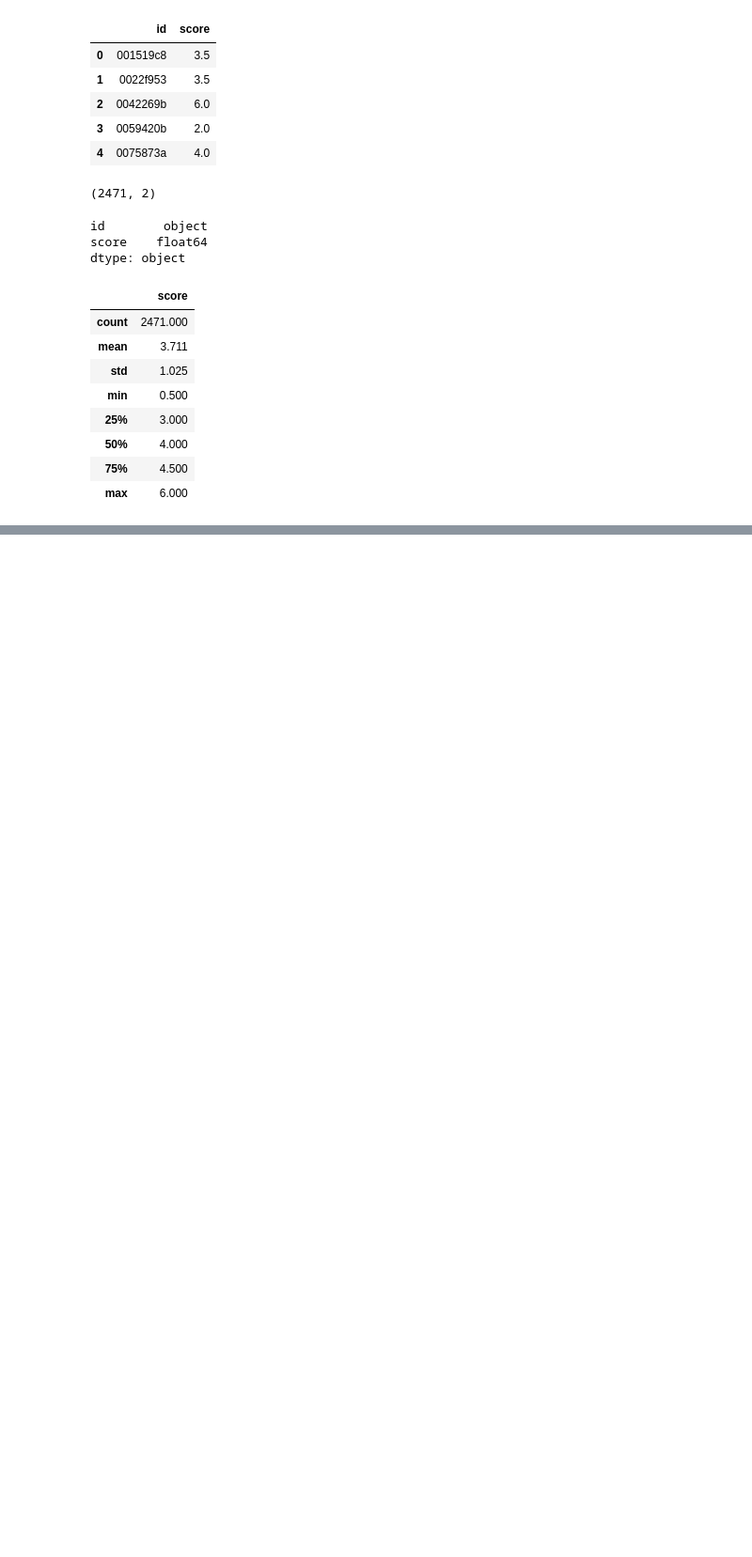
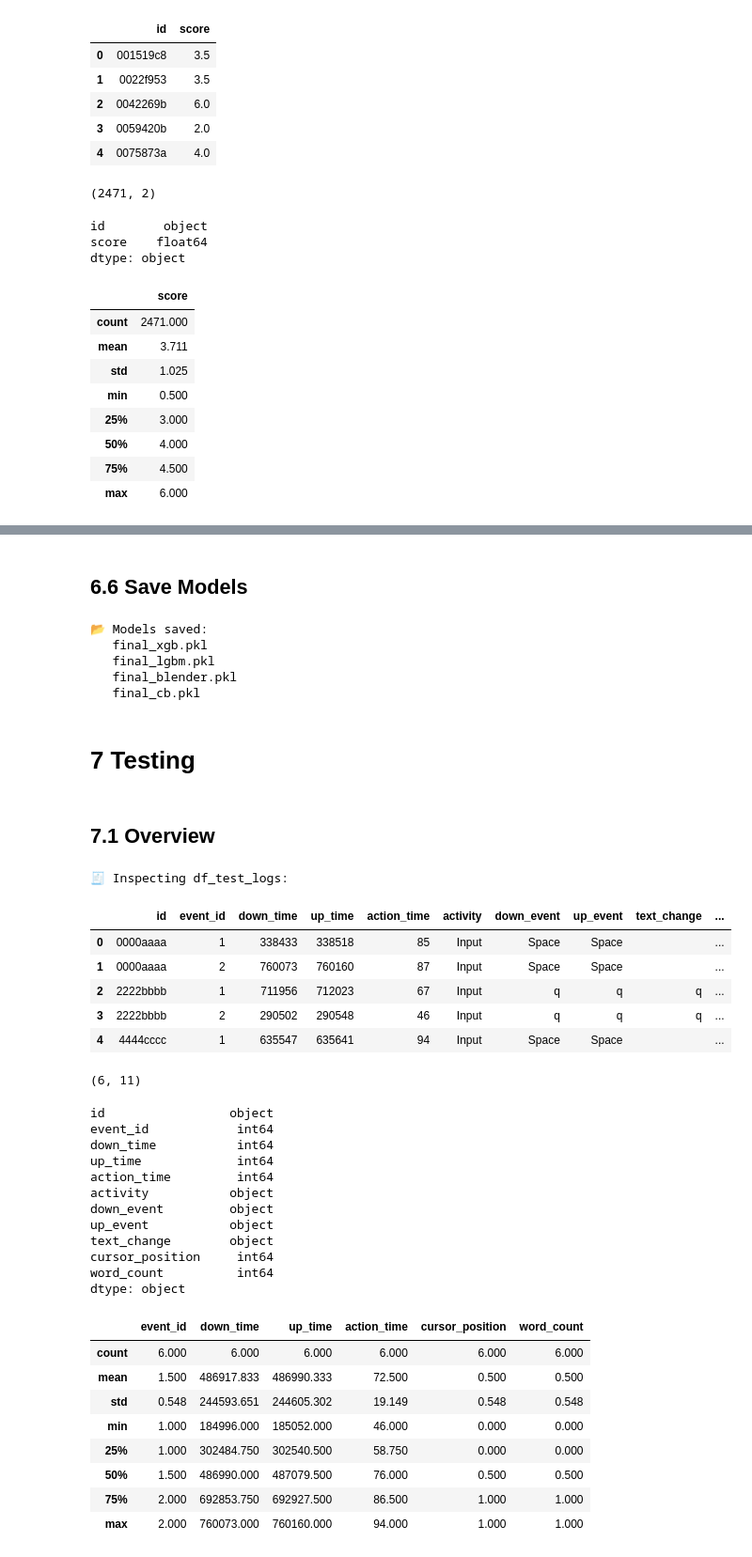
Before and after one commit to 27July/SC4000-Essay-Quality-Prediction, a Jupyter notebook: sc4000-kaggle.ipynb, the cells around one changed output, grey strips where cells are left out. Shown at 94% size. Drawn from its saved outputs; the diff is of its cells as text; code cells hidden in the pictures; blank space fills up the shorter version.

Commit message:
Kaggle Notebook | SC4000_Kaggle | V64, ZH Windows Test

```diff
--- a/sc4000-kaggle.ipynb
+++ b/sc4000-kaggle.ipynb
@@ -2716,0 +2230,56 @@ display(FileLink(str(zip_path)))  # clickable link in the notebook
+# %% [markdown]
+## 6.6 Save Models
+# %%
+import os
+print("📂 Models saved:")
+for f in os.listdir("/kaggle/working"):
+    if f.endswith(".pkl"):
+        print("  ", f)
+# %% [output]
+📂 Models saved:
+   final_xgb.pkl
+   final_lgbm.pkl
+   final_blender.pkl
+   final_cb.pkl
+# %% [markdown]
+# 7 Testing
+# %% [markdown]
+## 7.1 Overview
+# %%
+print("🧾 Inspecting df_test_logs:")
+display(df_test_logs.head())
+display(df_test_logs.shape)
+display(df_test_logs.dtypes)
+
+with pd.option_context('display.float_format', lambda x: f'{x:.3f}'):
+    display(df_test_logs.describe())
+# %% [output]
+🧾 Inspecting df_test_logs:
+|  | id | event_id | down_time | up_time | action_time | activity | down_event | up_event | text_change | ... |
+| 0 | 0000aaaa | 1 | 338433 | 338518 | 85 | Input | Space | Space |  | ... |
+| 1 | 0000aaaa | 2 | 760073 | 760160 | 87 | Input | Space | Space |  | ... |
+| 2 | 2222bbbb | 1 | 711956 | 712023 | 67 | Input | q | q | q | ... |
+| 3 | 2222bbbb | 2 | 290502 | 290548 | 46 | Input | q | q | q | ... |
+| 4 | 4444cccc | 1 | 635547 | 635641 | 94 | Input | Space | Space |  | ... |
+(6, 11)
+id                 object
+event_id            int64
+down_time           int64
+up_time             int64
+action_time         int64
+activity           object
+down_event         object
+up_event           object
+text_change        object
+cursor_position     int64
+word_count          int64
+dtype: object
+|  | event_id | down_time | up_time | action_time | cursor_position | word_count |
+| count | 6.000 | 6.000 | 6.000 | 6.000 | 6.000 | 6.000 |
+| mean | 1.500 | 486917.833 | 486990.333 | 72.500 | 0.500 | 0.500 |
+| std | 0.548 | 244593.651 | 244605.302 | 19.149 | 0.548 | 0.548 |
+| min | 1.000 | 184996.000 | 185052.000 | 46.000 | 0.000 | 0.000 |
+| 25% | 1.000 | 302484.750 | 302540.500 | 58.750 | 0.000 | 0.000 |
+| 50% | 1.500 | 486990.000 | 487079.500 | 76.000 | 0.500 | 0.500 |
+| 75% | 2.000 | 692853.750 | 692927.500 | 86.500 | 1.000 | 1.000 |
+| max | 2.000 | 760073.000 | 760160.000 | 94.000 | 1.000 | 1.000 |
```
Also changed, not shown: parts of 125 cells of this notebook.
